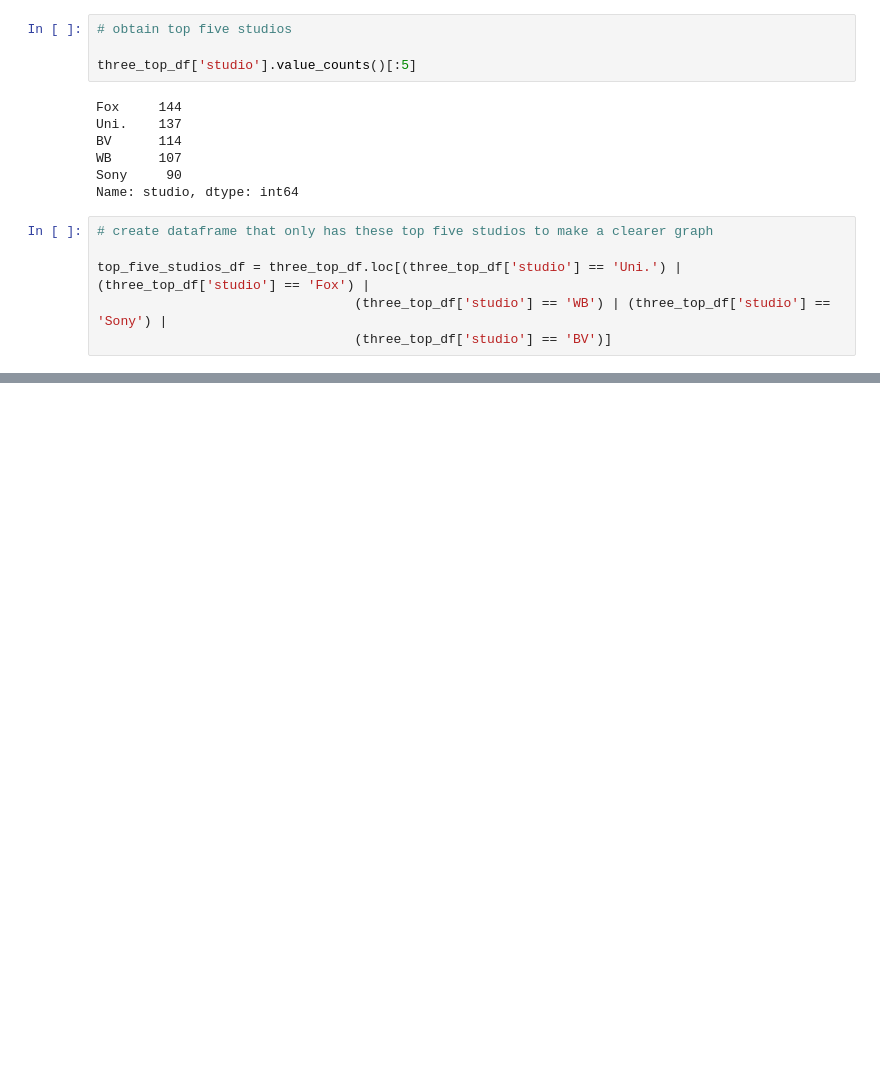
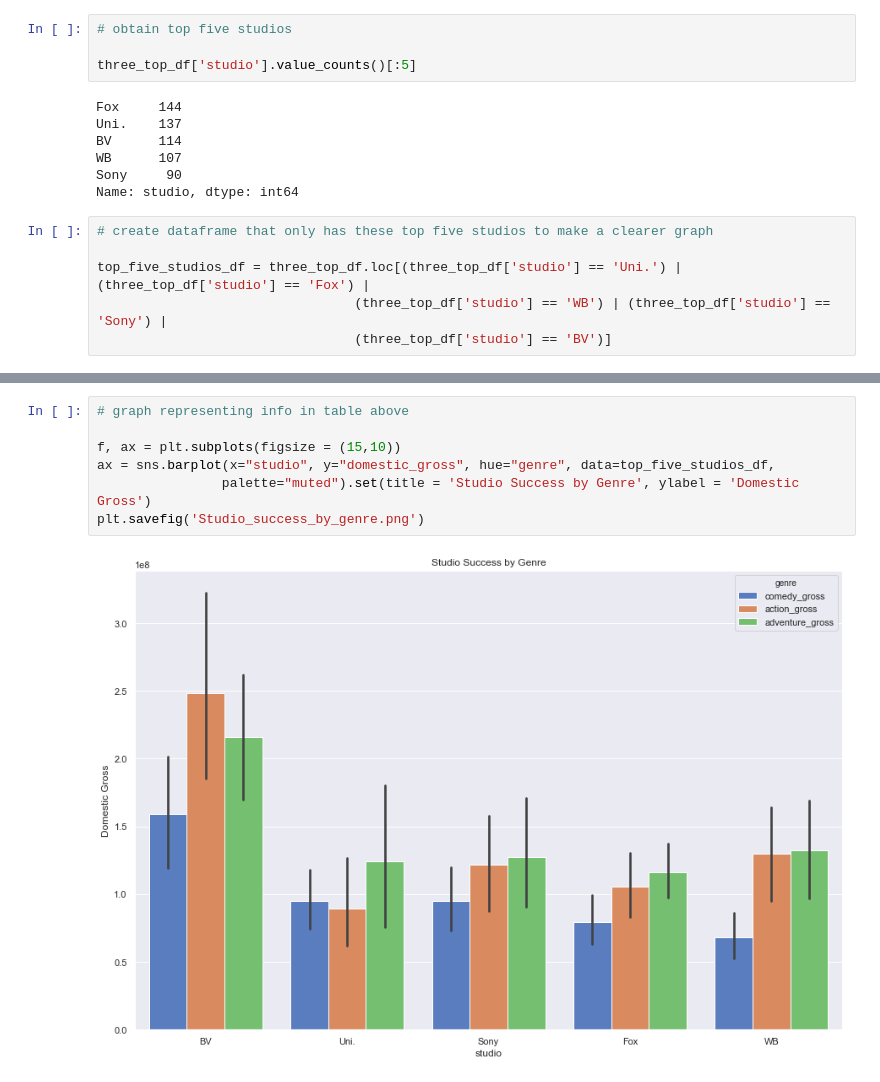
Before and after one commit to k-christensen/K_and_A_movie_project, a Jupyter notebook: tech_notebook.ipynb, the cells around one changed output, grey strips where cells are left out. Drawn from its saved outputs; the diff is of its cells as text; blank space fills up the shorter version.

```diff
--- a/tech_notebook.ipynb
+++ b/tech_notebook.ipynb
@@ -264,0 +271,9 @@ top_five_studios_df.groupby(['studio', 'genre']).describe()['domestic_gross']
+# %%
+# graph representing info in table above
+
+f, ax = plt.subplots(figsize = (15,10))
+ax = sns.barplot(x="studio", y="domestic_gross", hue="genre", data=top_five_studios_df,
+                palette="muted").set(title = 'Studio Success by Genre', ylabel = 'Domestic Gross')
+plt.savefig('Studio_success_by_genre.png')
+# %% [output]
+[figure, added]
```
Also changed, not shown: parts of 33 cells of this notebook, 11 other files.
